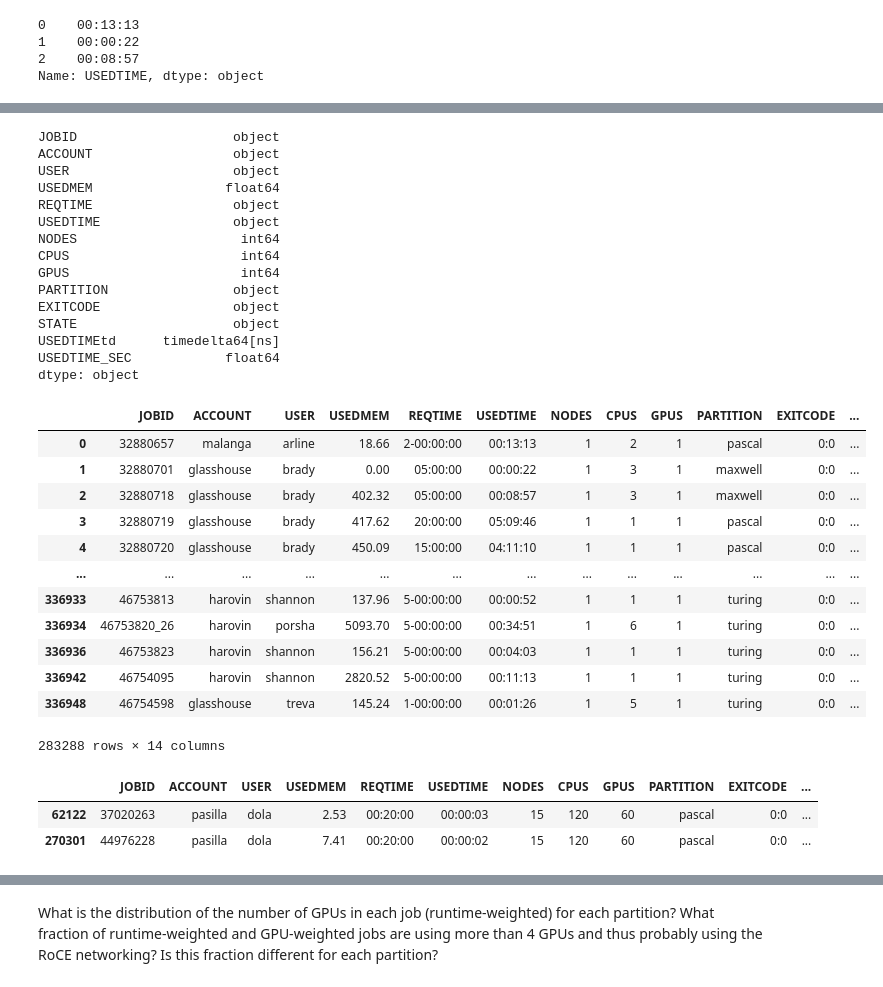
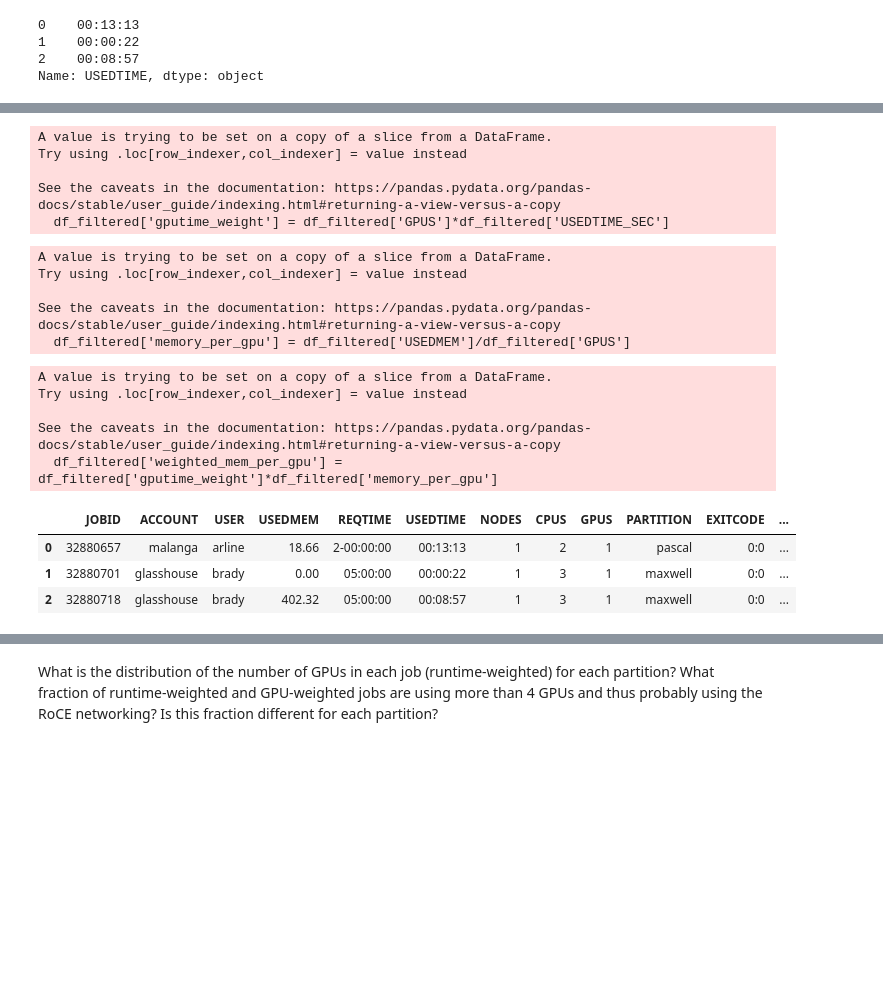
Before and after one commit to essetetsahai/accre_project-jolly_ranchers, a Jupyter notebook: notebook/accre_et_10_29.ipynb, the cells around one changed output, grey strips where cells are left out. Drawn from its saved outputs; the diff is of its cells as text; code cells hidden in the pictures; blank space fills up the shorter version.

```diff
--- a/notebook/accre_et_10_29.ipynb
+++ b/notebook/accre_et_10_29.ipynb
@@ -260,0 +612,3 @@ The main objectives of this project are to examine the following questions:
+# %%
+#Filter for completed states and usedtime > 0
+df_filtered = df[(df['STATE'] == 'COMPLETED') & (df['USEDTIME_SEC'] != 0)]
@@ -299,18 +620,0 @@ df.head()
-# %%
-df.dtypes
-# %% [output]
-JOBID                    object
-ACCOUNT                  object
-USER                     object
-USEDMEM                 float64
-REQTIME                  object
-USEDTIME                 object
-NODES                     int64
-CPUS                      int64
-GPUS                      int64
-PARTITION                object
-EXITCODE                 object
-STATE                    object
-USEDTIMEtd      timedelta64[ns]
-USEDTIME_SEC            float64
-dtype: object
@@ -319,22 +621,32 @@ df_test = df[(df['STATE'] == 'COMPLETED') & (df['USEDTIME_SEC'] != 0)]
+# %%
+#Make a weight column - weight = gpu * runtime in seconds
+df_filtered['gputime_weight'] = df_filtered['GPUS']*df_filtered['USEDTIME_SEC']
+# %% [output]
+A value is trying to be set on a copy of a slice from a DataFrame.
+Try using .loc[row_indexer,col_indexer] = value instead
+
+See the caveats in the documentation: https://pandas.pydata.org/pandas-docs/stable/user_guide/indexing.html#returning-a-view-versus-a-copy
+  df_filtered['gputime_weight'] = df_filtered['GPUS']*df_filtered['USEDTIME_SEC']
+# %%
+df_filtered['memory_per_gpu'] = df_filtered['USEDMEM']/df_filtered['GPUS']
+# %% [output]
+A value is trying to be set on a copy of a slice from a DataFrame.
+Try using .loc[row_indexer,col_indexer] = value instead
+
+See the caveats in the documentation: https://pandas.pydata.org/pandas-docs/stable/user_guide/indexing.html#returning-a-view-versus-a-copy
+  df_filtered['memory_per_gpu'] = df_filtered['USEDMEM']/df_filtered['GPUS']
+# %%
+df_filtered['weighted_mem_per_gpu'] = df_filtered['gputime_weight']*df_filtered['memory_per_gpu']
+# %% [output]
+A value is trying to be set on a copy of a slice from a DataFrame.
+Try using .loc[row_indexer,col_indexer] = value instead
+
+See the caveats in the documentation: https://pandas.pydata.org/pandas-docs/stable/user_guide/indexing.html#returning-a-view-versus-a-copy
+  df_filtered['weighted_mem_per_gpu'] = df_filtered['gputime_weight']*df_filtered['memory_per_gpu']
 # %%
-df_test
+df_filtered.head(3)
 # %% [output]
 |  | JOBID | ACCOUNT | USER | USEDMEM | REQTIME | USEDTIME | NODES | CPUS | GPUS | PARTITION | EXITCODE | ... |
 | 0 | 32880657 | malanga | arline | 18.66 | 2-00:00:00 | 00:13:13 | 1 | 2 | 1 | pascal | 0:0 | ... |
 | 1 | 32880701 | glasshouse | brady | 0.00 | 05:00:00 | 00:00:22 | 1 | 3 | 1 | maxwell | 0:0 | ... |
 | 2 | 32880718 | glasshouse | brady | 402.32 | 05:00:00 | 00:08:57 | 1 | 3 | 1 | maxwell | 0:0 | ... |
-| 3 | 32880719 | glasshouse | brady | 417.62 | 20:00:00 | 05:09:46 | 1 | 1 | 1 | pascal | 0:0 | ... |
-| 4 | 32880720 | glasshouse | brady | 450.09 | 15:00:00 | 04:11:10 | 1 | 1 | 1 | pascal | 0:0 | ... |
-| ... | ... | ... | ... | ... | ... | ... | ... | ... | ... | ... | ... | ... |
-| 336933 | 46753813 | harovin | shannon | 137.96 | 5-00:00:00 | 00:00:52 | 1 | 1 | 1 | turing | 0:0 | ... |
-| 336934 | 46753820_26 | harovin | porsha | 5093.70 | 5-00:00:00 | 00:34:51 | 1 | 6 | 1 | turing | 0:0 | ... |
-| 336936 | 46753823 | harovin | shannon | 156.21 | 5-00:00:00 | 00:04:03 | 1 | 1 | 1 | turing | 0:0 | ... |
-| 336942 | 46754095 | harovin | shannon | 2820.52 | 5-00:00:00 | 00:11:13 | 1 | 1 | 1 | turing | 0:0 | ... |
-| 336948 | 46754598 | glasshouse | treva | 145.24 | 1-00:00:00 | 00:01:26 | 1 | 5 | 1 | turing | 0:0 | ... |
-283288 rows × 14 columns
-# %%
-df_test[df_test['GPUS'] == 60]
-# %% [output]
-|  | JOBID | ACCOUNT | USER | USEDMEM | REQTIME | USEDTIME | NODES | CPUS | GPUS | PARTITION | EXITCODE | ... |
-| 62122 | 37020263 | pasilla | dola | 2.53 | 00:20:00 | 00:00:03 | 15 | 120 | 60 | pascal | 0:0 | ... |
-| 270301 | 44976228 | pasilla | dola | 7.41 | 00:20:00 | 00:00:02 | 15 | 120 | 60 | pascal | 0:0 | ... |
```
Also changed, not shown: parts of 83 cells of this notebook.
